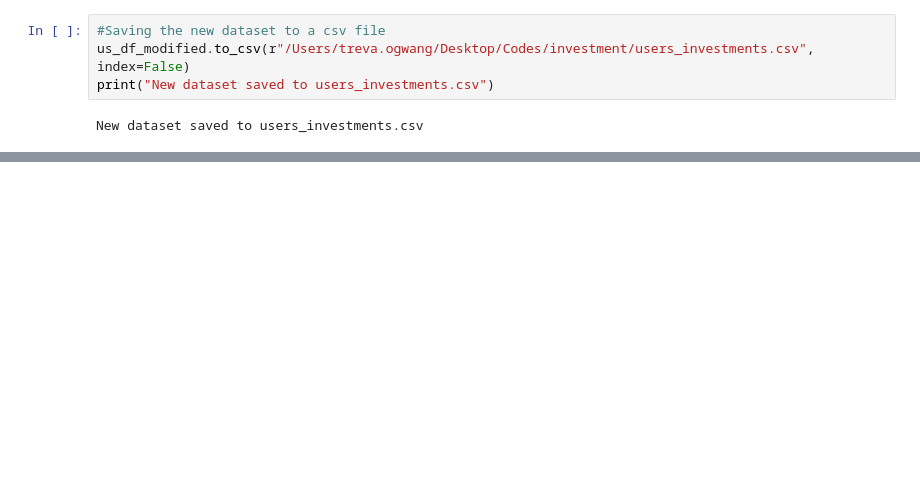
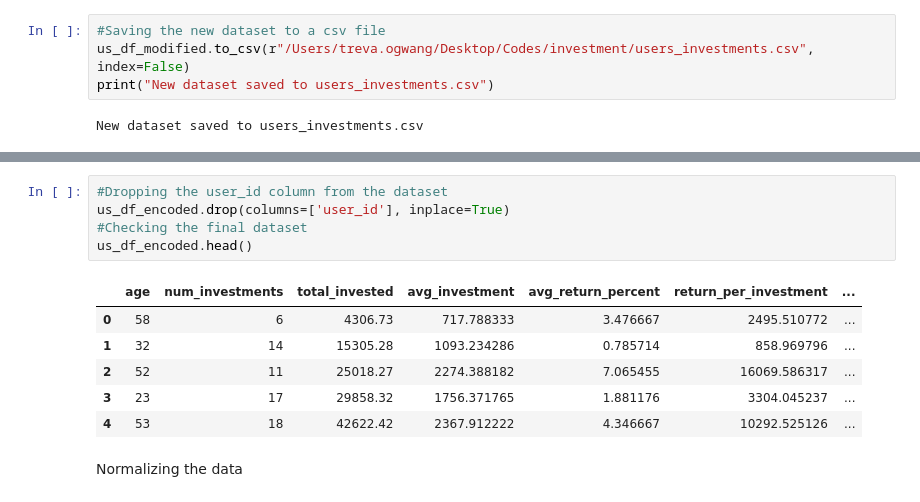
Before and after one commit to Begge10850/invetsment_recommendation, a Jupyter notebook: investments.ipynb, the cells around one changed output, grey strips where cells are left out. Drawn from its saved outputs; the diff is of its cells as text; blank space fills up the shorter version.

```diff
--- a/investments.ipynb
+++ b/investments.ipynb
@@ -250,0 +310,14 @@ New dataset saved to users_investments.csv
+# %%
+#Dropping the user_id column from the dataset
+us_df_encoded.drop(columns=['user_id'], inplace=True)
+#Checking the final dataset
+us_df_encoded.head()
+# %% [output]
+|  | age | num_investments | total_invested | avg_investment | avg_return_percent | return_per_investment | ... |
+| 0 | 58 | 6 | 4306.73 | 717.788333 | 3.476667 | 2495.510772 | ... |
+| 1 | 32 | 14 | 15305.28 | 1093.234286 | 0.785714 | 858.969796 | ... |
+| 2 | 52 | 11 | 25018.27 | 2274.388182 | 7.065455 | 16069.586317 | ... |
+| 3 | 23 | 17 | 29858.32 | 1756.371765 | 1.881176 | 3304.045237 | ... |
+| 4 | 53 | 18 | 42622.42 | 2367.912222 | 4.346667 | 10292.525126 | ... |
+# %% [markdown]
+Normalizing the data
```
Also changed, not shown: parts of 35 cells of this notebook, 2 other files.
